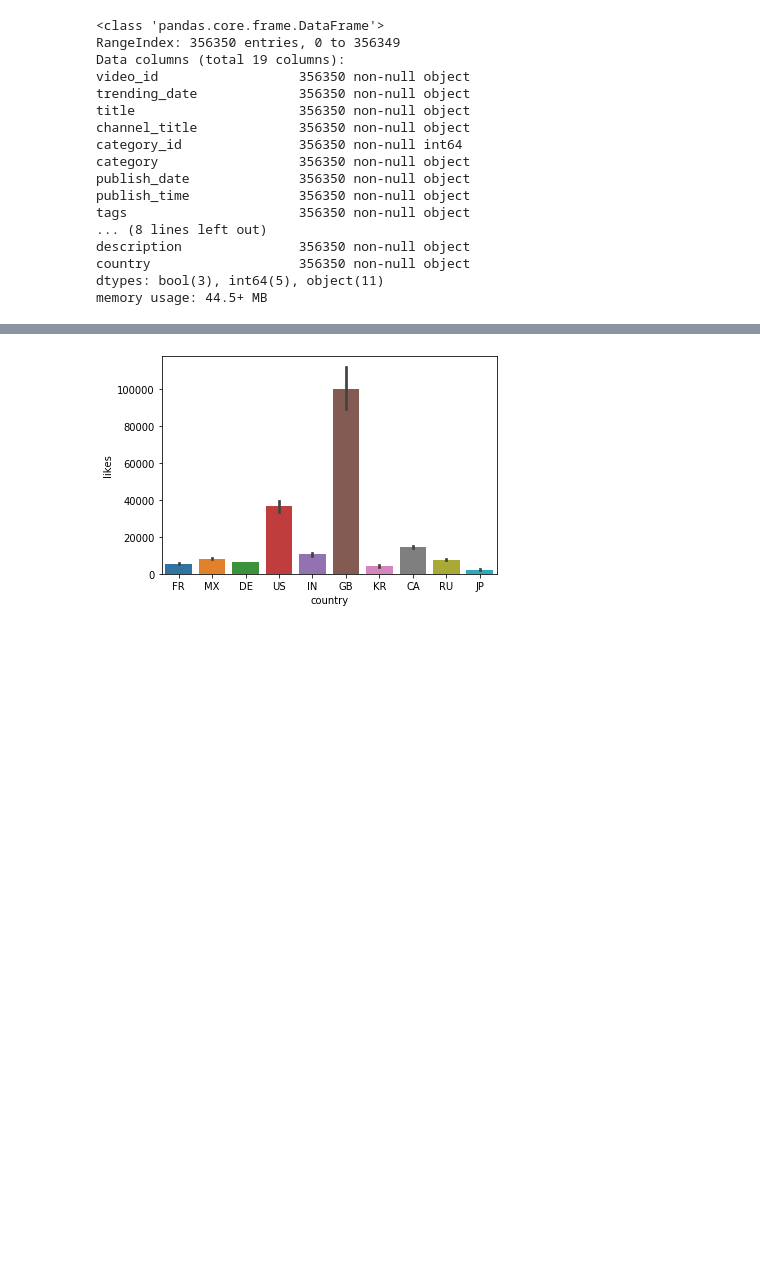
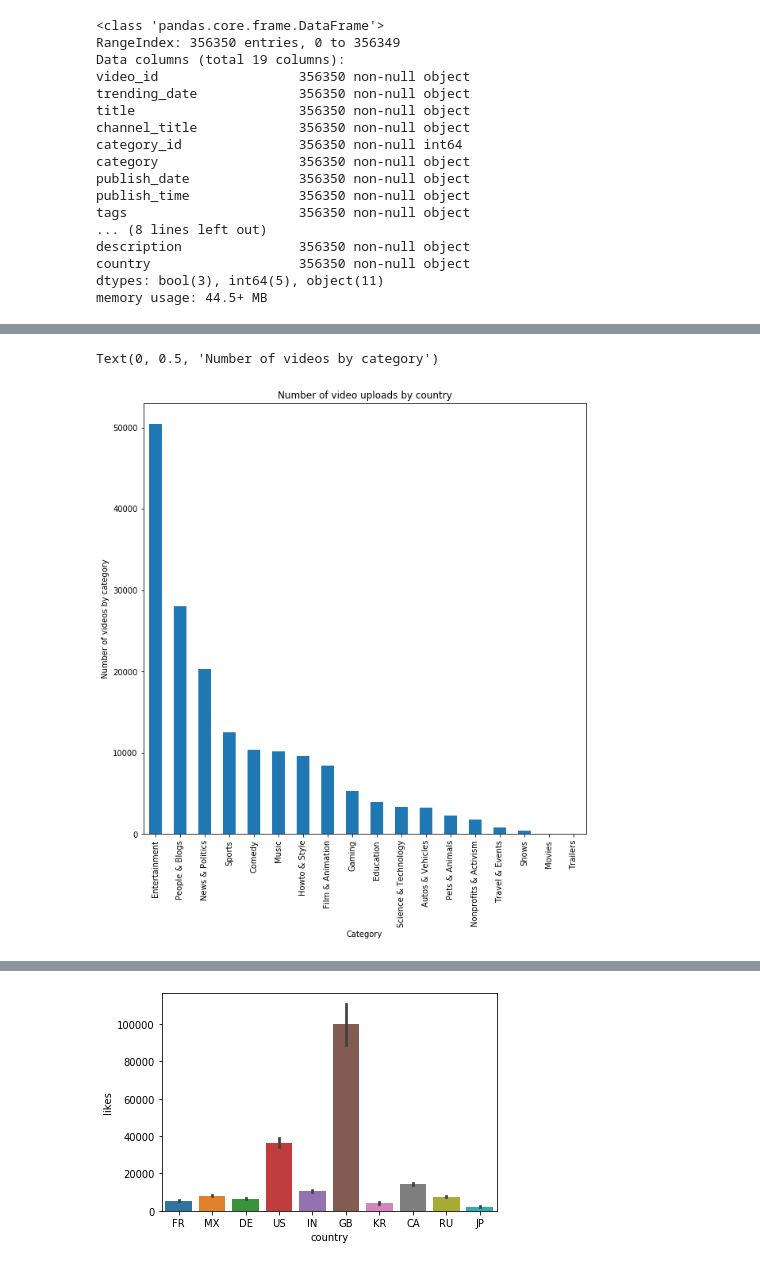
Before and after one commit to adelelezaj/YoutubePrj, a Jupyter notebook: youtube.ipynb, the cells around one changed output, grey strips where cells are left out. Cells and saved outputs as stored; diff of their text form; code cells hidden in the pictures; blank space fills up the shorter version.

```diff
--- a/youtube.ipynb
+++ b/youtube.ipynb
@@ -132,0 +64,5 @@ Name: country, dtype: int64
+# %%
+counts = df['category'].value_counts()
+counts
+
+#The largest number of the video uploads comes from the Entertainment category, followed by People & Blogs.
@@ -132,0 +89,12 @@ Name: country, dtype: int64
+# %%
+fig = plt.figure(figsize=(10,10)) # define plot area
+ax = fig.gca() # define axis
+
+counts.plot.bar(ax = ax) # Use the plot.bar method on the counts data frame
+
+ax.set_title('Number of video uploads by country') # Give the plot a main title
+ax.set_xlabel('Category') # Set text for the x axis
+ax.set_ylabel('Number of videos by category')# Set text for y axis
+# %% [output]
+Text(0, 0.5, 'Number of videos by category')
+[figure, added]
```
Also changed, not shown: parts of 31 cells of this notebook.
